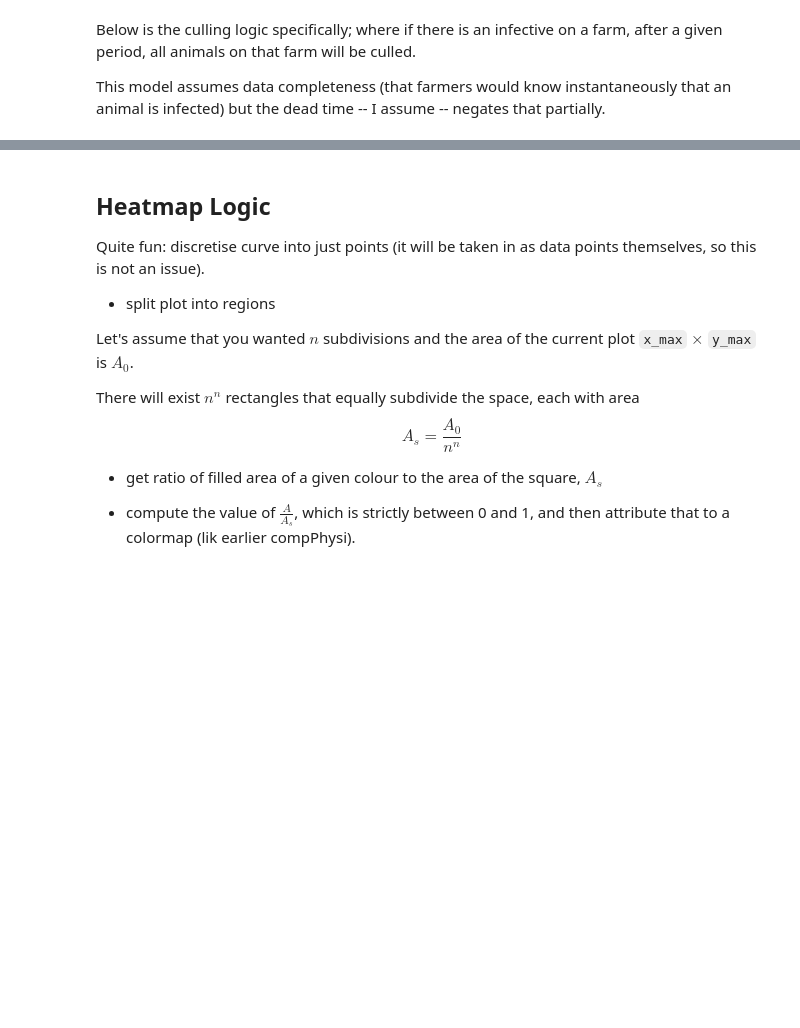
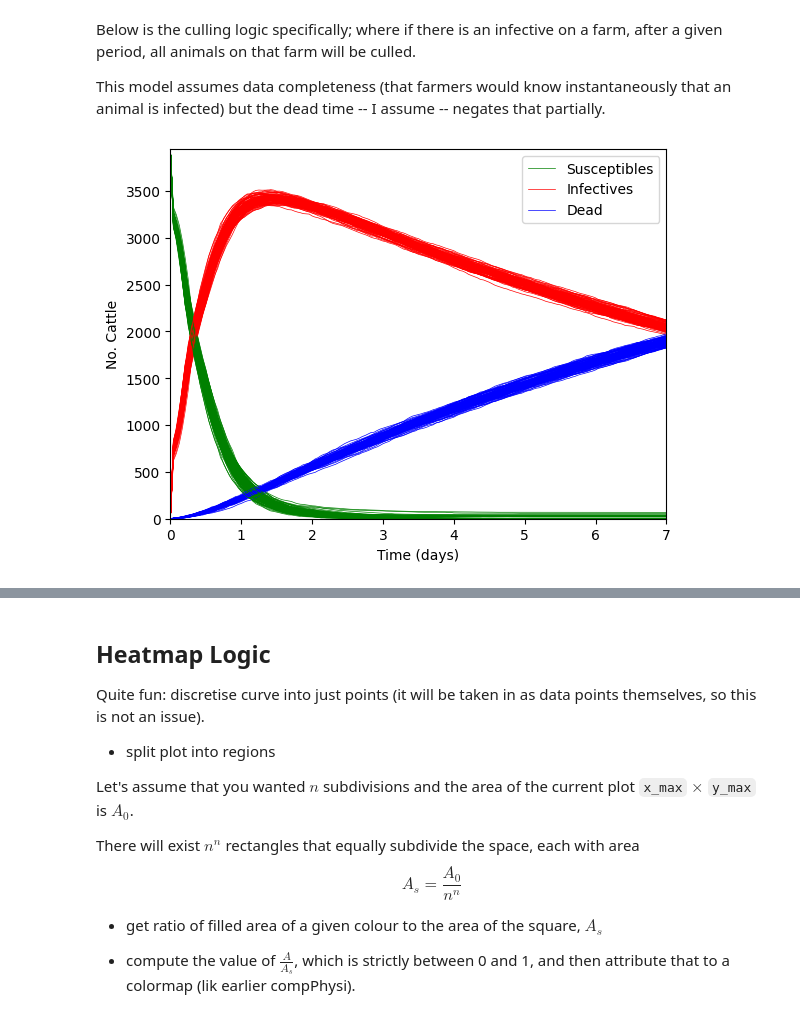
Before and after one commit to r-okotie179/diseaseModelling, a Jupyter notebook: culling_and_policy.ipynb, the cells around one changed output, grey strips where cells are left out. Drawn from its saved outputs; the diff is of its cells as text; code cells hidden in the pictures; blank space fills up the shorter version.

```diff
--- a/culling_and_policy.ipynb
+++ b/culling_and_policy.ipynb
@@ -446,3 +446,10 @@ def culling(dead_time, iterations, simulation_duration, neighbour_culling = Fals
         plt.ylabel("No. Cattle")
 
         plt.legend()
+# %%
+# no culling policy
+
+culling(2, 100, 7)
+plt.show()
+# %% [output]
+[figure, added]
```
Also changed, not shown: parts of 4 cells of this notebook.
